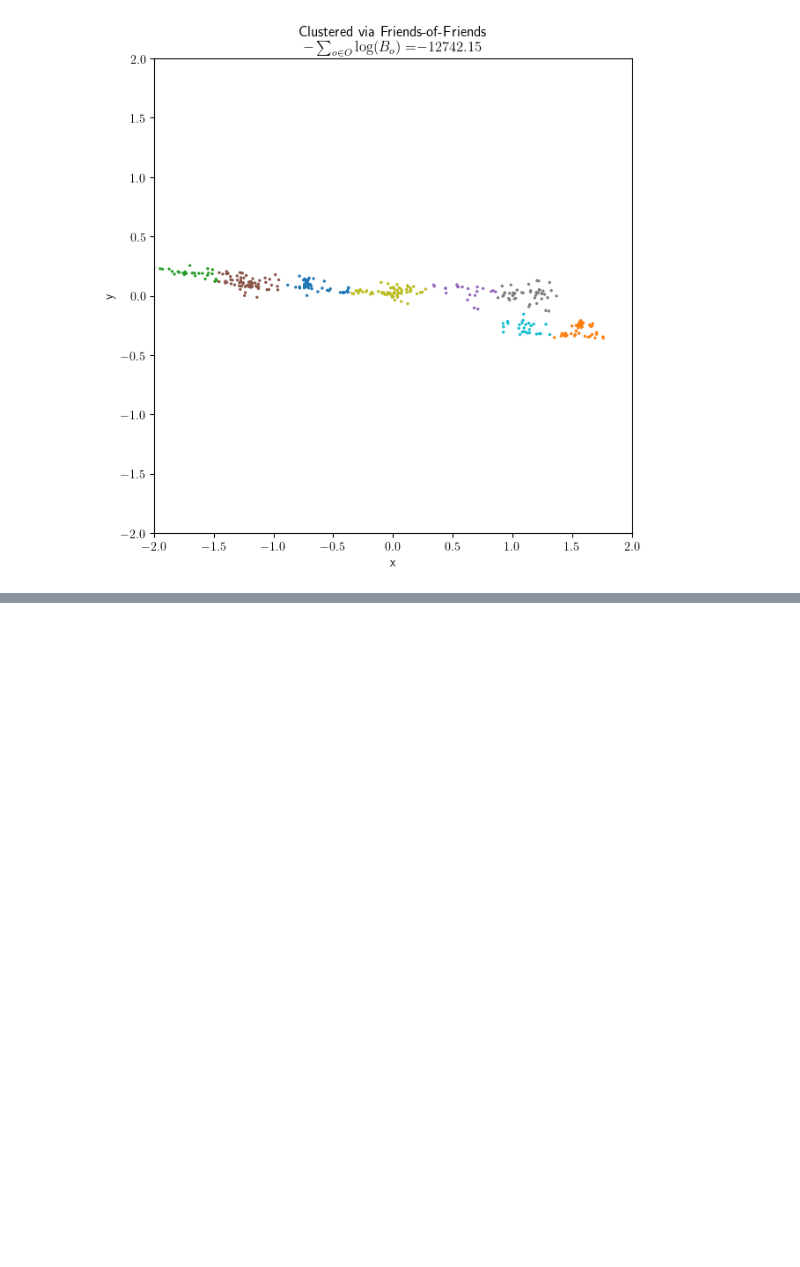
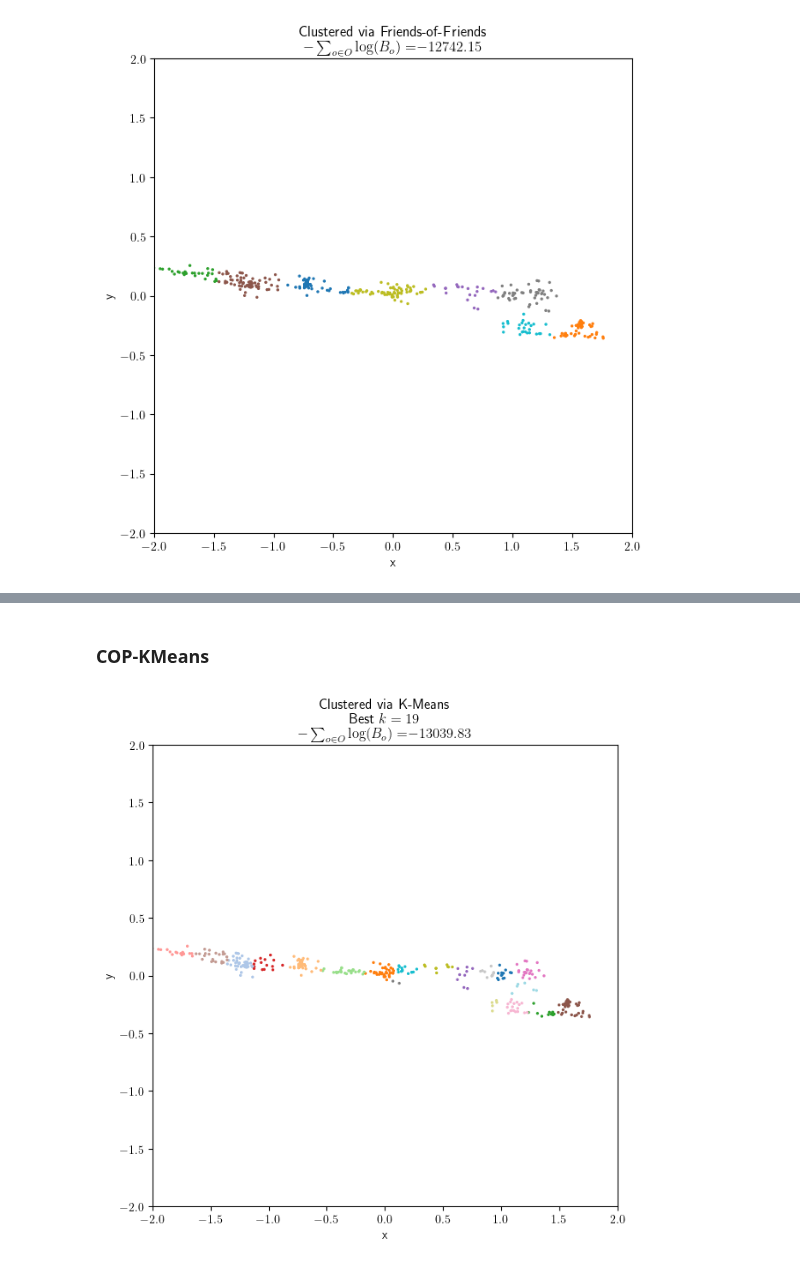
Before and after one commit to jacobf18/astronomical-matching, a Jupyter notebook: hubble.ipynb, the cells around one changed output, grey strips where cells are left out. Saved outputs shown, nothing was run; the diff lists cells and outputs as text; code cells hidden in the pictures; blank space fills up the shorter version.

```diff
--- a/hubble.ipynb
+++ b/hubble.ipynb
@@ -124,4 +123,12 @@ def neg_log_bayes(data_df: pd.DataFrame, labels: list[int]) -> float:
     del data_df["labels"]
 
     return out
+# %%
+for i in range(max(data_df.ImageID)):
+    data_img = data_df[data_df.ImageID == i]
+    counts = data_img.SourceID.value_counts()
+
+    for c in counts:
+        if c > 1:
+            print(f"Image {i} has two sources clustered together")
 # %%
@@ -180,0 +188,53 @@ plt.show()
+# %% [markdown]
+### COP-KMeans
+# %%
+from cop_kmeans import cop_kmeans
+import itertools
+
+coords = data_df[["coord1 (arcseconds)", "coord2 (arcseconds)"]].to_numpy()
+weights = data_df["kappa"]
+
+# Create cannot-links (list of tuples)
+cannot_link_dict: dict[int,list[int]] = dict()
+
+for i in range(max(data_df.ImageID)):
+    cannot_link_dict[i] = data_df[data_df.ImageID == i].index.to_list()
+
+cannot_link = []
+
+for l in cannot_link_dict.values():
+    for comb in itertools.combinations(l,2):
+        cannot_link.append(comb)
+
+best_labels = None
+best_k = 0
+best_bayes = np.Inf
+
+for k in tqdm(range(1,50)):
+    clusters, centers = cop_kmeans(dataset=coords, initialization="kmpp", k=k, ml=[],cl=cannot_link, sample_weights=weights)
+
+    if clusters is None:
+        continue
+
+    bayes = neg_log_bayes(data_df, clusters)
+
+    if bayes < best_bayes:
+        best_bayes = bayes
+        best_labels = clusters
+        best_k = k
+
+plt.figure(figsize=(7,7))
+plt.scatter(data_df['coord1 (arcseconds)'],
+            data_df['coord2 (arcseconds)'],
+            s=2.0, c = best_labels, cmap='tab20')
+plt.title("Clustered via K-Means\n"
+          f"Best $k={best_k}$\n"
+              r"$-\sum_{{o\in O}}\log(B_o)=$"
+              f"${best_bayes:.2f}$")
+plt.xlabel('x')
+plt.ylabel('y')
+plt.xlim([-2,2])
+plt.ylim([-2,2])
+plt.show()
+# %% [output]
+[figure, added]
```
Also changed, not shown: parts of 9 cells of this notebook.
